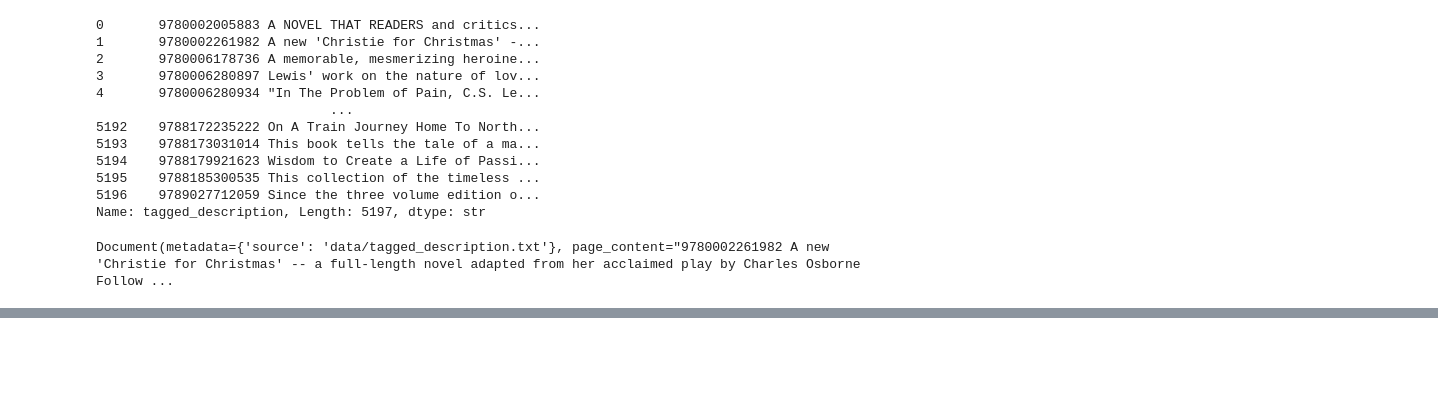
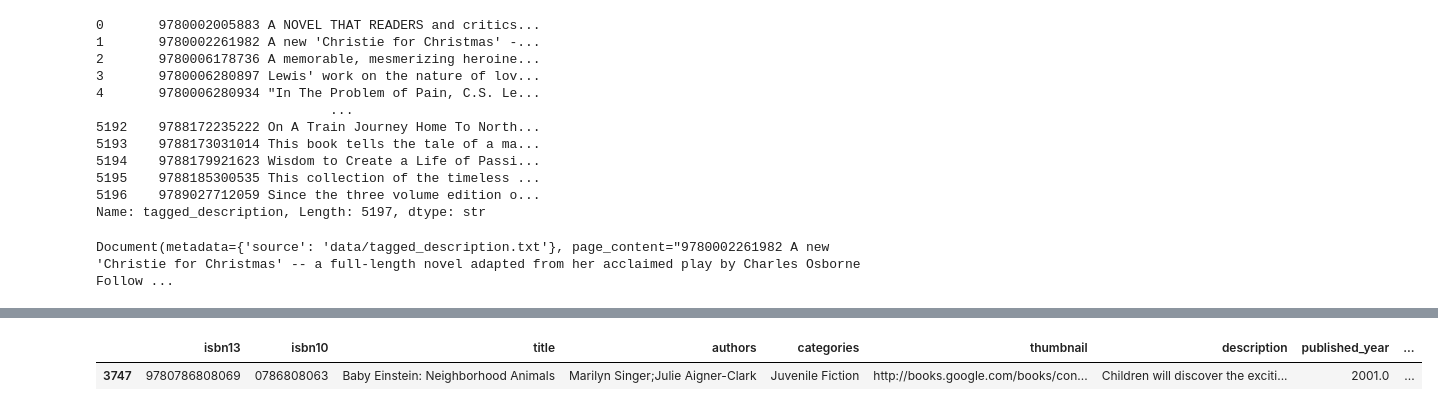
Before and after one commit to fatimaov/semantic-book-recommender, a Jupyter notebook: vector-search.ipynb, the cells around one changed output, grey strips where cells are left out. Cells and saved outputs as stored; diff of their text form; code cells hidden in the pictures; blank space fills up the shorter version.

Commit message:
feat(vector-search): build persistent semantic book retrieval

```diff
--- a/vector-search.ipynb
+++ b/vector-search.ipynb
@@ -71,3 +72,9 @@ documents = text_splitter.split_documents(raw_documents)
 documents[1]
 # %% [output]
 Document(metadata={'source': 'data/tagged_description.txt'}, page_content="9780002261982 A new 'Christie for Christmas' -- a full-length novel adapted from her acclaimed play by Charles Osborne Follow ...
+# %%
+# Create dense text embeddings so book descriptions and reader queries can be compared by meaning.
+# This model converts each text into a vector used for similarity search.
+embeddings = HuggingFaceEmbeddings(
+    model_name="BAAI/bge-base-en-v1.5"
+)
@@ -73,0 +83,26 @@ Document(metadata={'source': 'data/tagged_description.txt'}, page_content="97800
+# %%
+# Open the persistent collection, ingest only if it has no documents, and reuse it otherwise.
+# Store vectors on disk so the book index can be reused between notebook runs.
+persist_directory = "./chroma_db"
+collection_name = "books"
+
+# Opening a PersistentClient at this path connects to the existing database or initializes it.
+client = chromadb.PersistentClient(path=persist_directory)
+# get_or_create_collection returns the named collection when present and creates it when absent.
+collection = client.get_or_create_collection(name=collection_name)
+
+# Wrap the Chroma collection with LangChain so documents can be added and searched using embeddings.
+db_books = Chroma(
+    client=client,
+    collection_name=collection_name,
+    embedding_function=embeddings,
+)
+
+# Only ingest documents when the collection is empty, avoiding duplicate books on later runs.
+if collection.count() == 0:
+    # Adding documents embeds their text and stores the vectors and document content in the collection.
+    db_books.add_documents(documents)
+    print(f"Created and ingested {collection.count()} documents.")
+# If documents already exist, keep using the stored index instead of rebuilding it.
+else:
+    print(f"Reusing existing collection with {collection.count()} documents.")
@@ -73,0 +111,5 @@ Document(metadata={'source': 'data/tagged_description.txt'}, page_content="97800
+# %%
+# Search the vector collection for the ten book descriptions closest in meaning to this query.
+query = "A book to teach children about nature"
+docs = db_books.similarity_search(query, k = 10)
+docs
@@ -73,0 +127,6 @@ Document(metadata={'source': 'data/tagged_description.txt'}, page_content="97800
+# %%
+# Extract the ISBN from the top match and find its complete metadata in the books DataFrame.
+books[books["isbn13"] == int(docs[0].page_content.split()[0].strip())]
+# %% [output]
+|  | isbn13 | isbn10 | title | authors | categories | thumbnail | description | published_year | ... |
+| 3747 | 9780786808069 | 0786808063 | Baby Einstein: Neighborhood Animals | Marilyn Singer;Julie Aigner-Clark | Juvenile Fiction | http://books.google.com/books/con... | Children will discover the exciti... | 2001.0 | ... |
```
Also changed, not shown: parts of 6 cells of this notebook.
